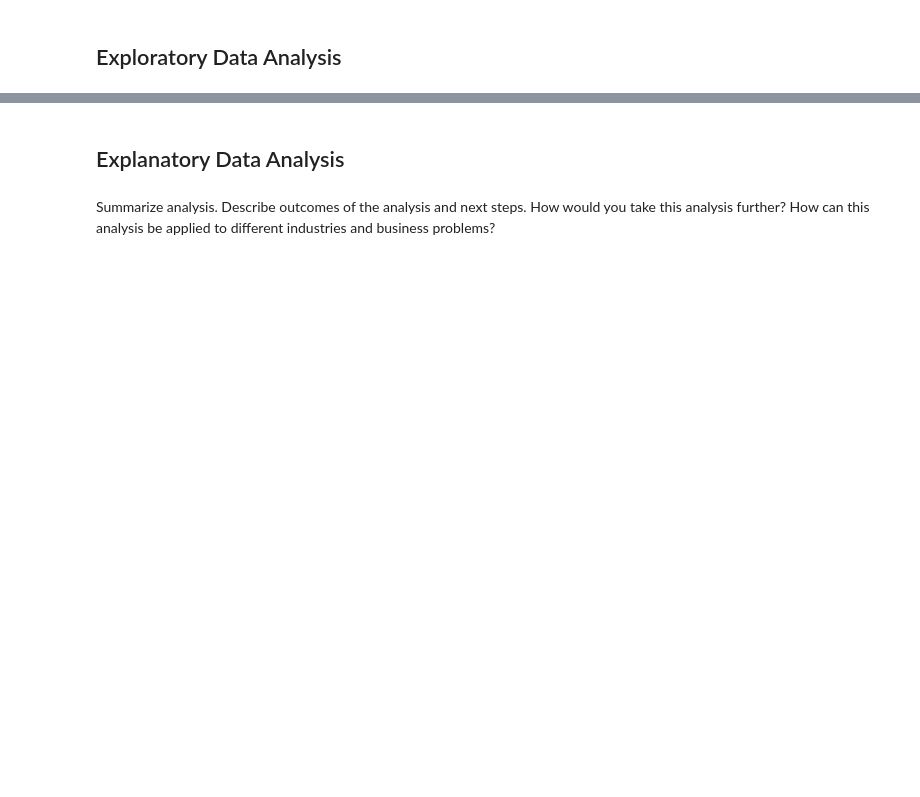
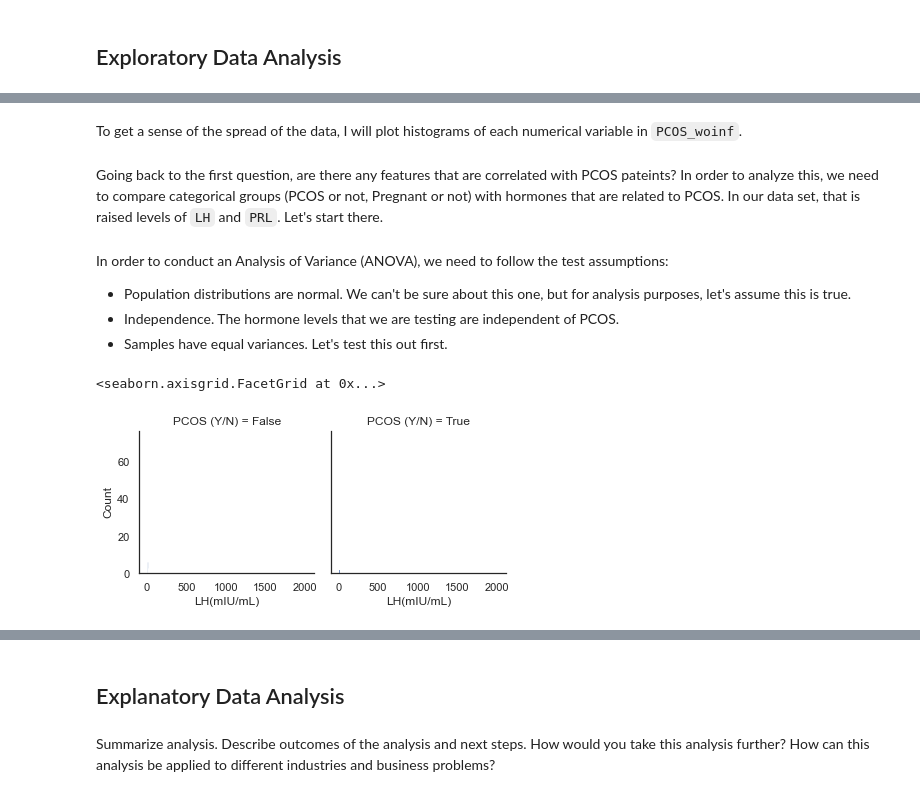
Before and after one commit to powellsarahbeth/PCOS_EDA, a Jupyter notebook: PCOS_Analysis.ipynb, the cells around one changed output, grey strips where cells are left out. Cells and saved outputs as stored; diff of their text form; code cells hidden in the pictures; blank space fills up the shorter version.

```diff
--- a/PCOS_Analysis.ipynb
+++ b/PCOS_Analysis.ipynb
@@ -473,0 +472,2 @@ PCOS_outliers_removed.shape
+# %% [markdown]
+To get a sense of the spread of the data, I will plot histograms of each numerical variable in `PCOS_woinf`.
@@ -473,0 +489,14 @@ PCOS_outliers_removed.shape
+# %% [markdown]
+Going back to the first question, are there any features that are correlated with PCOS pateints? In order to analyze this, we need to compare categorical groups (PCOS or not, Pregnant or not) with hormones that are related to PCOS. In our data set, that is raised levels of `LH` and `PRL`. Let's start there.
+# %% [markdown]
+In order to conduct an Analysis of Variance (ANOVA), we need to follow the test assumptions:
+
+- Population distributions are normal. We can't be sure about this one, but for analysis purposes, let's assume this is true.
+- Independence. The hormone levels that we are testing are independent of PCOS.
+- Samples have equal variances. Let's test this out first.
+# %%
+g = sns.FacetGrid(PCOS_woinf, col="PCOS (Y/N)")
+g.map(sns.histplot, "LH(mIU/mL)")
+# %% [output]
+<seaborn.axisgrid.FacetGrid at 0x...>
+[figure, added]
```
Also changed, not shown: parts of 83 cells of this notebook.
